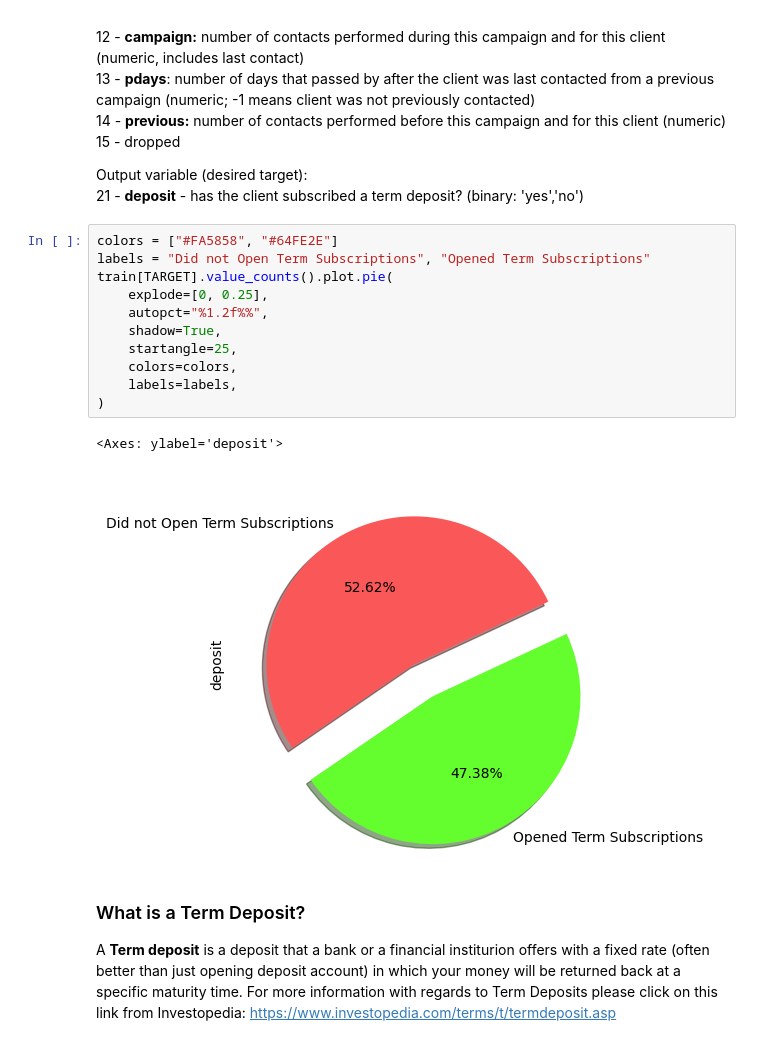
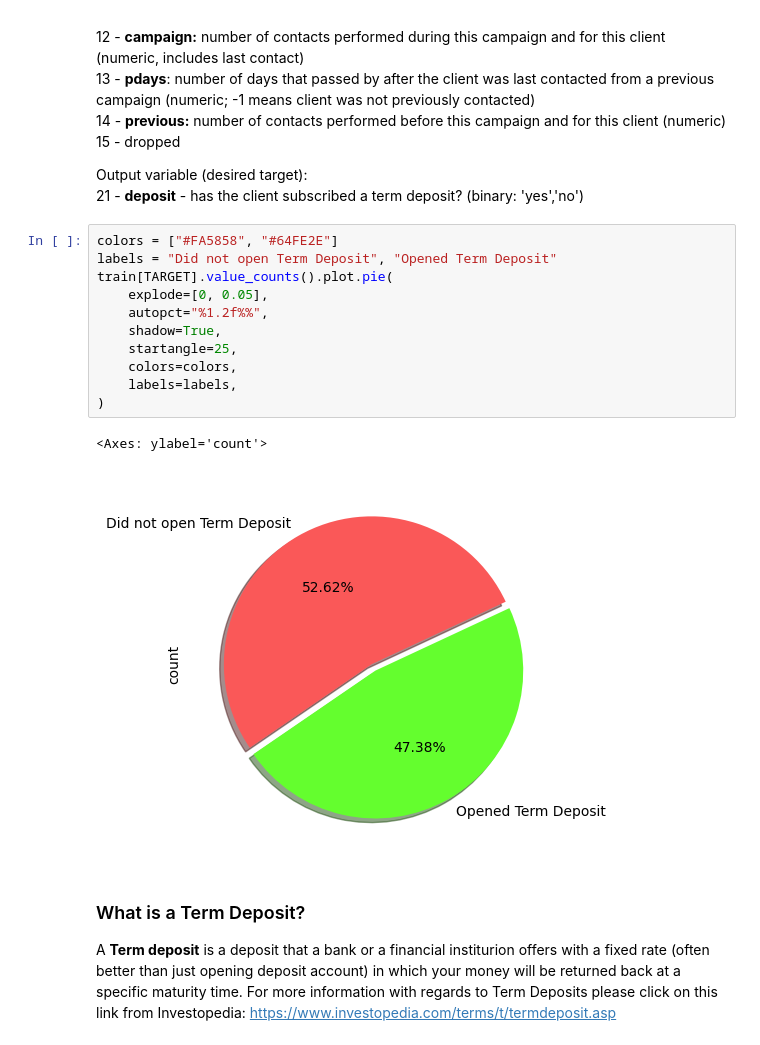
Before and after one commit to MoritzM00/Linkit-Beginner-Challenge-Explainable-ML, a Jupyter notebook: challenge.ipynb, the cells around one changed output. Cells and saved outputs as stored; diff of their text form.

```diff
--- a/challenge.ipynb
+++ b/challenge.ipynb
@@ -95,18 +96,18 @@ Output variable (desired target):<br>
 21 - **deposit** - has the client subscribed a term deposit? (binary: 'yes','no')
 # %%
 colors = ["#FA5858", "#64FE2E"]
-labels = "Did not Open Term Subscriptions", "Opened Term Subscriptions"
+labels = "Did not open Term Deposit", "Opened Term Deposit"
 train[TARGET].value_counts().plot.pie(
-    explode=[0, 0.25],
+    explode=[0, 0.05],
     autopct="%1.2f%%",
     shadow=True,
     startangle=25,
     colors=colors,
     labels=labels,
 )
 # %% [output]
-<Axes: ylabel='deposit'>
+<Axes: ylabel='count'>
-[figure, old version]
+[figure, new version]
 # %% [markdown]
 ### What is a Term Deposit?
 A **Term deposit** is a deposit that a bank or a financial institurion offers with a fixed rate (often better than just opening deposit account) in which your money will be returned back at a specific maturity time. For more information with regards to Term Deposits please click on this link from Investopedia:  https://www.investopedia.com/terms/t/termdeposit.asp
```
Also changed, not shown: parts of 8 cells of this notebook.
